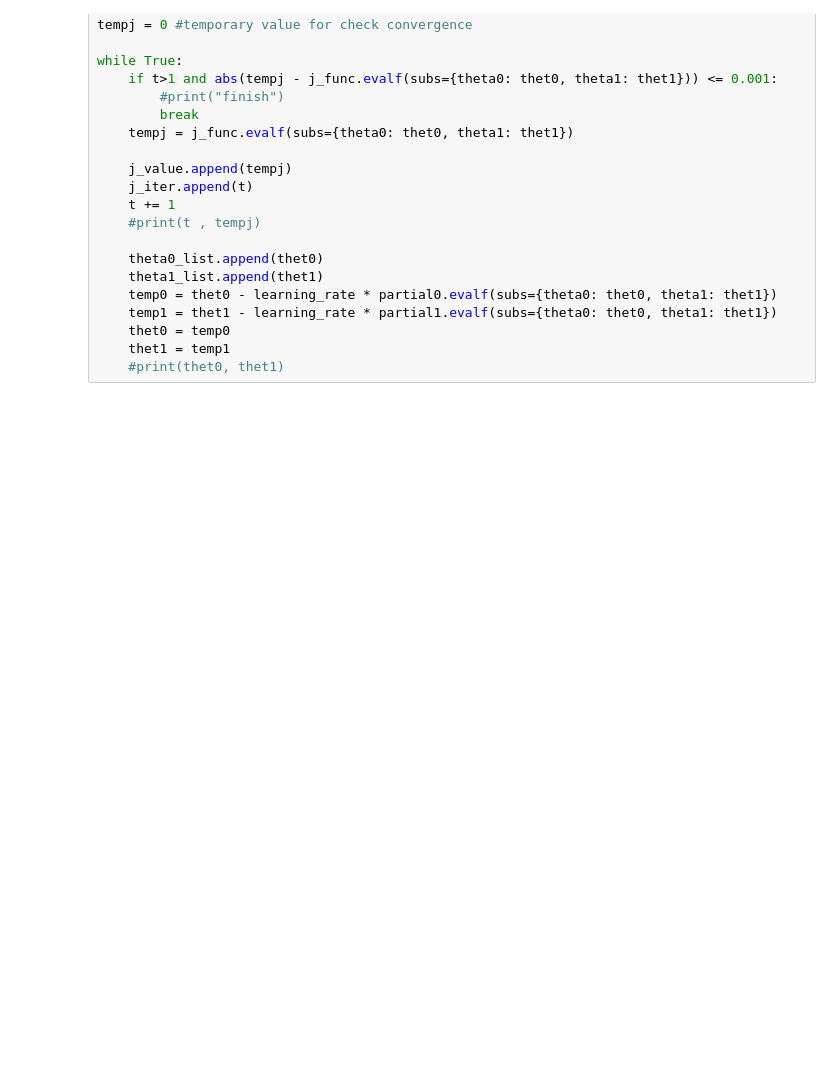
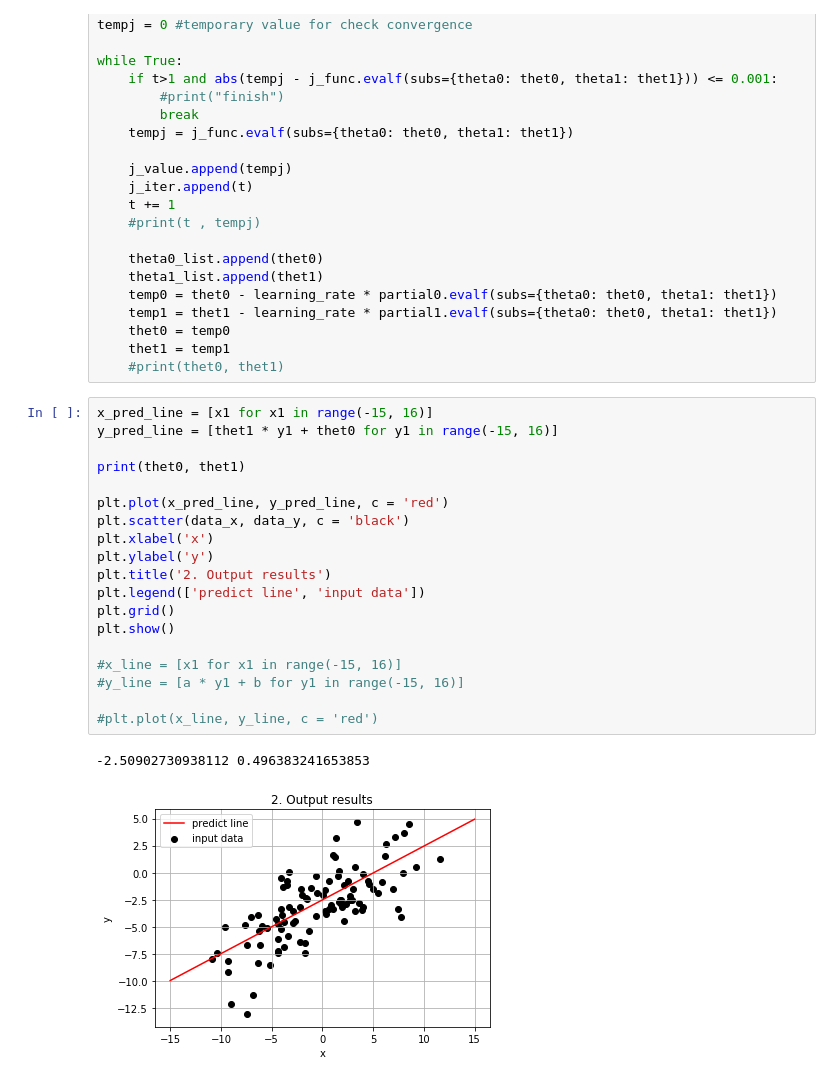
Before and after one commit to cmichael231117/Machine-Learning, a Jupyter notebook: assignment/02/assignment-02.ipynb, the cells around one changed output. Cells and saved outputs as stored; diff of their text form; blank space fills up the shorter version.

Commit message:
2. Output results

```diff
--- a/assignment/02/assignment-02.ipynb
+++ b/assignment/02/assignment-02.ipynb
@@ -71,6 +71,28 @@ while True:
     thet0 = temp0
     thet1 = temp1
     #print(thet0, thet1)
+# %%
+x_pred_line = [x1 for x1 in range(-15, 16)]
+y_pred_line = [thet1 * y1 + thet0 for y1 in range(-15, 16)]
+
+print(thet0, thet1)
+
+plt.plot(x_pred_line, y_pred_line, c = 'red')
+plt.scatter(data_x, data_y, c = 'black')
+plt.xlabel('x')
+plt.ylabel('y')
+plt.title('2. Output results')
+plt.legend(['predict line', 'input data'])
+plt.grid()
+plt.show()
+
+#x_line = [x1 for x1 in range(-15, 16)]
+#y_line = [a * y1 + b for y1 in range(-15, 16)]
+
+#plt.plot(x_line, y_line, c = 'red')
+# %% [output]
+-2.50902730938112 0.496383241653853
+[figure, added]
 # %%
 plt.plot(j_iter, j_value, c = 'blue')
 plt.xlabel('t : iteratio')
```
Also changed, not shown: parts of 2 cells of this notebook.
